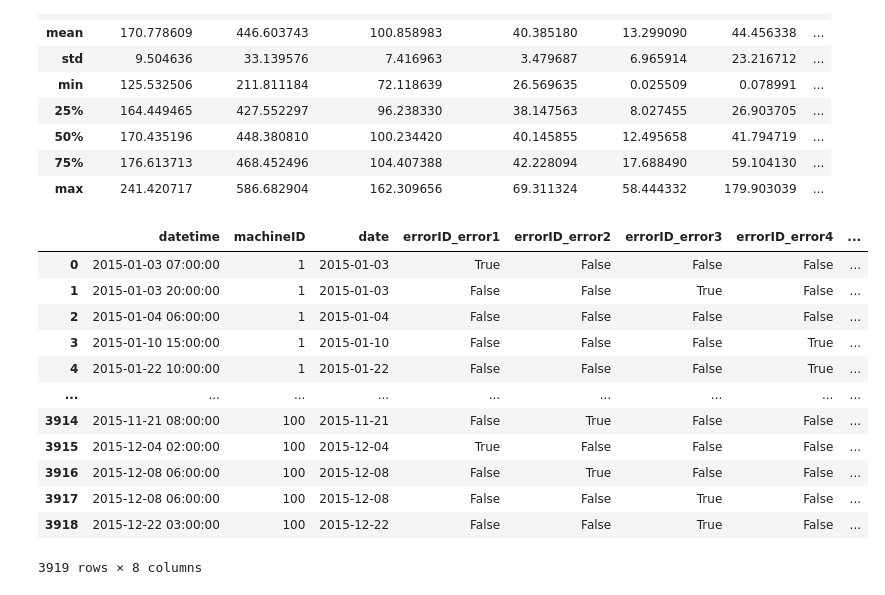
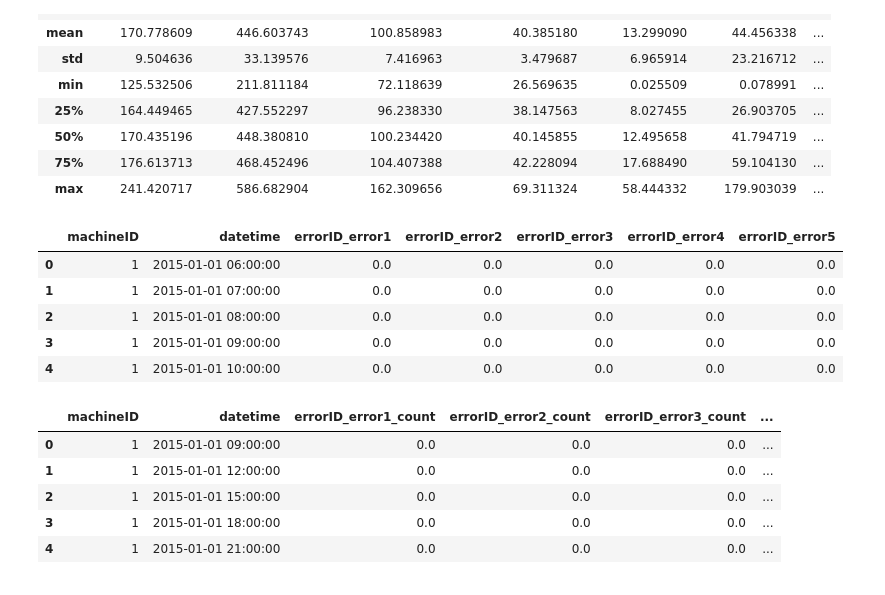
Before and after one commit to ZzzSun-ks/Kaggle, a Jupyter notebook: Microsoft_Predictive_Maintenance/ANAI.ipynb, the cells around one changed output. Drawn from its saved outputs; the diff is of its cells as text; code cells hidden in the pictures.

```diff
--- a/Microsoft_Predictive_Maintenance/ANAI.ipynb
+++ b/Microsoft_Predictive_Maintenance/ANAI.ipynb
@@ -193,18 +193,41 @@ telemetry_features.iloc[:,2:].describe()
 | 75% | 176.613713 | 468.452496 | 104.407388 | 42.228094 | 17.688490 | 59.104130 | ... |
 | max | 241.420717 | 586.682904 | 162.309656 | 69.311324 | 58.444332 | 179.903039 | ... |
 # %%
-pd.get_dummies(errors, columns=['errorID'])
+error_count = pd.get_dummies(errors, columns=['errorID'], dtype=int).drop(columns=['date'])
+
+error_count = telemetry[['machineID', 'datetime']].merge(error_count, on=['machineID', 'datetime'], how='left').fillna(0)
+
+error_count.head()
 # %% [output]
-|  | datetime | machineID | date | errorID_error1 | errorID_error2 | errorID_error3 | errorID_error4 | ... |
-| 0 | 2015-01-03 07:00:00 | 1 | 2015-01-03 | True | False | False | False | ... |
-| 1 | 2015-01-03 20:00:00 | 1 | 2015-01-03 | False | False | True | False | ... |
-| 2 | 2015-01-04 06:00:00 | 1 | 2015-01-04 | False | False | False | False | ... |
-| 3 | 2015-01-10 15:00:00 | 1 | 2015-01-10 | False | False | False | True | ... |
-| 4 | 2015-01-22 10:00:00 | 1 | 2015-01-22 | False | False | False | True | ... |
-| ... | ... | ... | ... | ... | ... | ... | ... | ... |
-| 3914 | 2015-11-21 08:00:00 | 100 | 2015-11-21 | False | True | False | False | ... |
-| 3915 | 2015-12-04 02:00:00 | 100 | 2015-12-04 | True | False | False | False | ... |
-| 3916 | 2015-12-08 06:00:00 | 100 | 2015-12-08 | False | True | False | False | ... |
-| 3917 | 2015-12-08 06:00:00 | 100 | 2015-12-08 | False | False | True | False | ... |
-| 3918 | 2015-12-22 03:00:00 | 100 | 2015-12-22 | False | False | True | False | ... |
+|  | machineID | datetime | errorID_error1 | errorID_error2 | errorID_error3 | errorID_error4 | errorID_error5 |
+| 0 | 1 | 2015-01-01 06:00:00 | 0.0 | 0.0 | 0.0 | 0.0 | 0.0 |
+| 1 | 1 | 2015-01-01 07:00:00 | 0.0 | 0.0 | 0.0 | 0.0 | 0.0 |
+| 2 | 1 | 2015-01-01 08:00:00 | 0.0 | 0.0 | 0.0 | 0.0 | 0.0 |
+| 3 | 1 | 2015-01-01 09:00:00 | 0.0 | 0.0 | 0.0 | 0.0 | 0.0 |
+| 4 | 1 | 2015-01-01 10:00:00 | 0.0 | 0.0 | 0.0 | 0.0 | 0.0 |
-3919 rows × 8 columns
+# %%
+temp = []
+
+fields = ['errorID_error%d' % i for i in range(1, 6)]
+for col in fields:
+    temp.append(pd.pivot_table(error_count,
+                               index='datetime',
+                               columns='machineID',
+                               values=col)
+                               .rolling('24h', min_periods=1)
+                               .max()
+                               .resample('3h', closed='left', label='right')
+                               .max()
+                               .unstack())
+
+error_count = pd.concat(temp, axis=1)
+error_count.columns = [i + '_count' for i in fields]
+error_count.reset_index(inplace=True)
+error_count.head()
+# %% [output]
+|  | machineID | datetime | errorID_error1_count | errorID_error2_count | errorID_error3_count | ... |
+| 0 | 1 | 2015-01-01 09:00:00 | 0.0 | 0.0 | 0.0 | ... |
+| 1 | 1 | 2015-01-01 12:00:00 | 0.0 | 0.0 | 0.0 | ... |
+| 2 | 1 | 2015-01-01 15:00:00 | 0.0 | 0.0 | 0.0 | ... |
+| 3 | 1 | 2015-01-01 18:00:00 | 0.0 | 0.0 | 0.0 | ... |
+| 4 | 1 | 2015-01-01 21:00:00 | 0.0 | 0.0 | 0.0 | ... |
```
Also changed, not shown: 2 other files.
